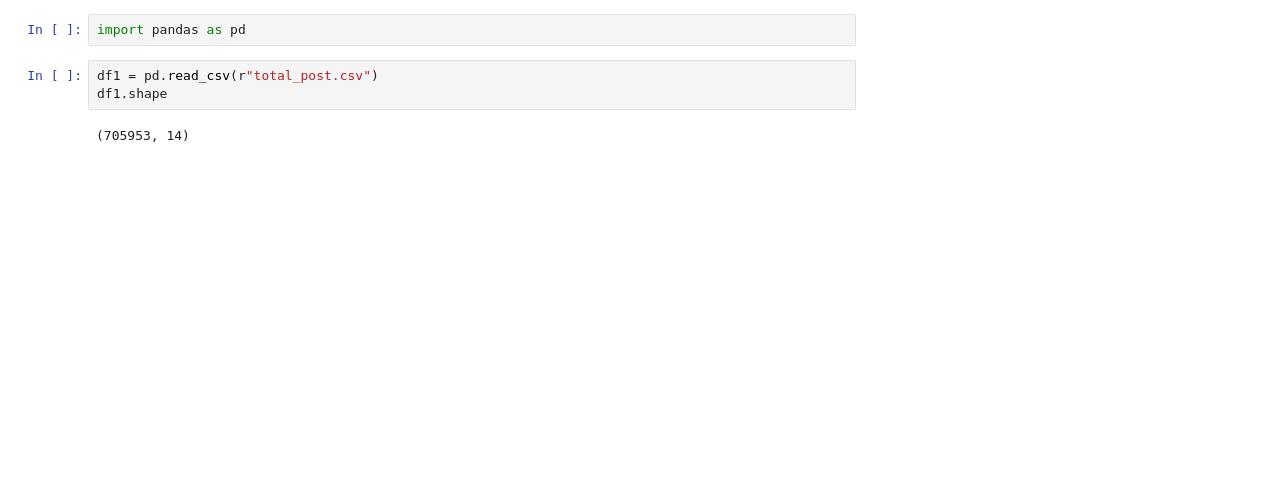
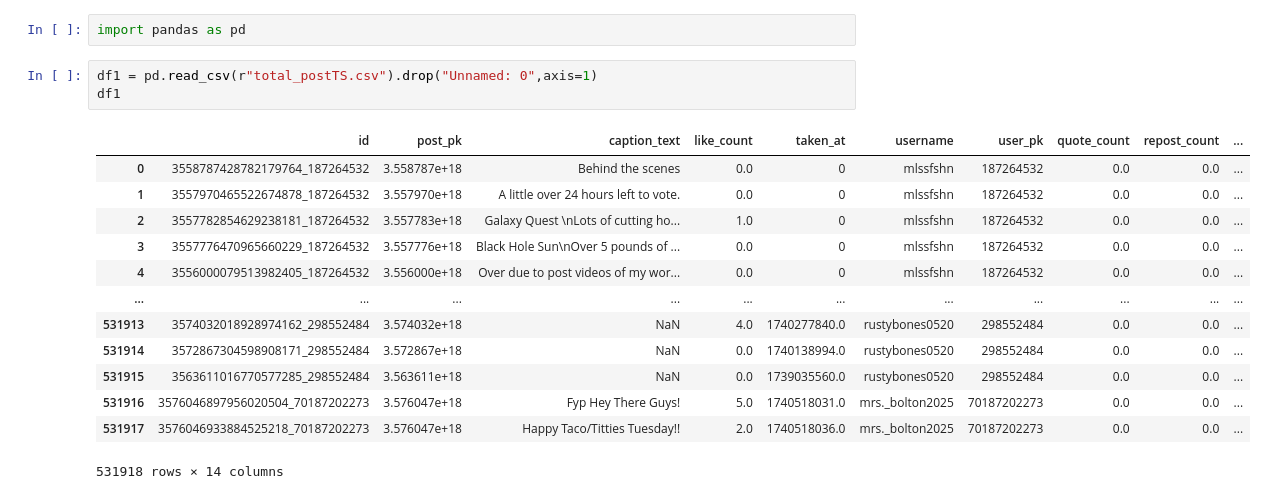
Before and after one commit to Alexis2628/progettoasnm, a Jupyter notebook: Code/data_extraction/a.ipynb, the cells around one changed output. Saved outputs shown, nothing was run; the diff lists cells and outputs as text; blank space fills up the shorter version.

Commit message:
final post

```diff
--- a/Code/data_extraction/a.ipynb
+++ b/Code/data_extraction/a.ipynb
@@ -1,7 +1,19 @@
 # %%
 import pandas as pd
 # %%
-df1 = pd.read_csv(r"total_post.csv")
-df1.shape
+df1 = pd.read_csv(r"total_postTS.csv").drop("Unnamed: 0",axis=1)
+df1
 # %% [output]
+|  | id | post_pk | caption_text | like_count | taken_at | username | user_pk | quote_count | repost_count | ... |
+| 0 | 3558787428782179764_187264532 | 3.558787e+18 | Behind the scenes | 0.0 | 0 | mlssfshn | 187264532 | 0.0 | 0.0 | ... |
+| 1 | 3557970465522674878_187264532 | 3.557970e+18 | A little over 24 hours left to vote. | 0.0 | 0 | mlssfshn | 187264532 | 0.0 | 0.0 | ... |
+| 2 | 3557782854629238181_187264532 | 3.557783e+18 | Galaxy Quest \nLots of cutting ho... | 1.0 | 0 | mlssfshn | 187264532 | 0.0 | 0.0 | ... |
+| 3 | 3557776470965660229_187264532 | 3.557776e+18 | Black Hole Sun\nOver 5 pounds of ... | 0.0 | 0 | mlssfshn | 187264532 | 0.0 | 0.0 | ... |
+| 4 | 3556000079513982405_187264532 | 3.556000e+18 | Over due to post videos of my wor... | 0.0 | 0 | mlssfshn | 187264532 | 0.0 | 0.0 | ... |
+| ... | ... | ... | ... | ... | ... | ... | ... | ... | ... | ... |
+| 531913 | 3574032018928974162_298552484 | 3.574032e+18 | NaN | 4.0 | 1740277840.0 | rustybones0520 | 298552484 | 0.0 | 0.0 | ... |
+| 531914 | 3572867304598908171_298552484 | 3.572867e+18 | NaN | 0.0 | 1740138994.0 | rustybones0520 | 298552484 | 0.0 | 0.0 | ... |
+| 531915 | 3563611016770577285_298552484 | 3.563611e+18 | NaN | 0.0 | 1739035560.0 | rustybones0520 | 298552484 | 0.0 | 0.0 | ... |
+| 531916 | 3576046897956020504_70187202273 | 3.576047e+18 | Fyp Hey There Guys! | 5.0 | 1740518031.0 | mrs._bolton2025 | 70187202273 | 0.0 | 0.0 | ... |
+| 531917 | 3576046933884525218_70187202273 | 3.576047e+18 | Happy Taco/Titties Tuesday!! | 2.0 | 1740518036.0 | mrs._bolton2025 | 70187202273 | 0.0 | 0.0 | ... |
-(705953, 14)
+531918 rows × 14 columns
```
Also changed, not shown: parts of 5 cells of this notebook, 6 other files.
